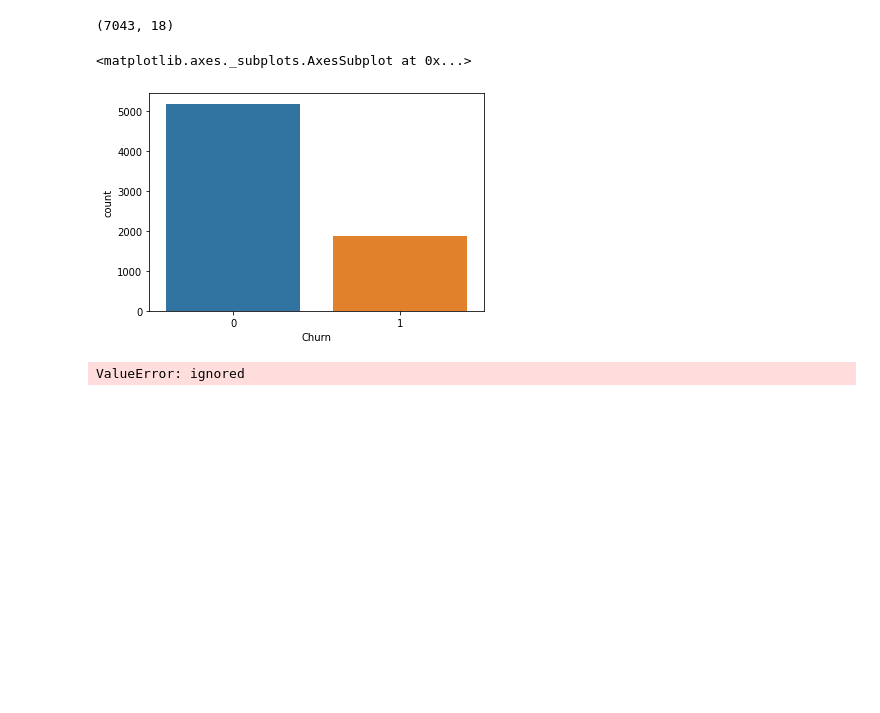
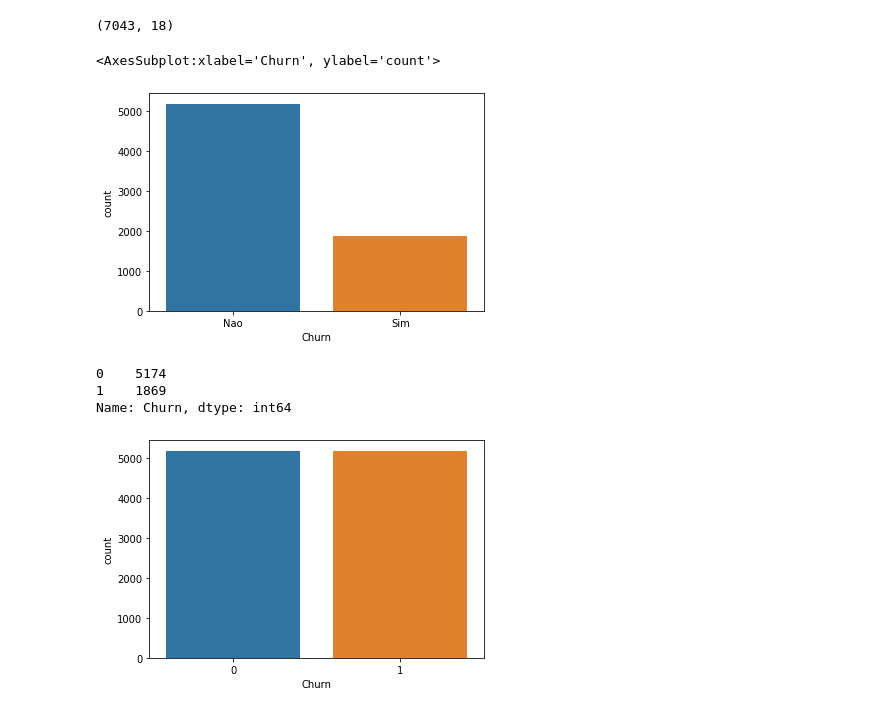
Before and after one commit to leaodebrito/machine-learning_alura, a Jupyter notebook: 2. Avançando na classificação/ProjetoML - Churn.ipynb, the cells around one changed output. Drawn from its saved outputs; the diff is of its cells as text; code cells hidden in the pictures; blank space fills up the shorter version.

Commit message:
finalização do curso avançando na classificação de dados

```diff
--- a/2. Avançando na classificação/ProjetoML - Churn.ipynb
+++ b/2. Avançando na classificação/ProjetoML - Churn.ipynb
@@ -38,18 +38,3 @@ dados.head() #1=Sim e 0=não
 # Mudanças de variáveis Categóricas
 - 'Sim': 1,
 - 'Nao': 0
-# %%
-a_mudar = {
-    'Sim': 1,
-    'Nao': 0
-}
-
-
-dados.Conjuge = dados.Conjuge.map(a_mudar)
-dados.Dependentes = dados.Dependentes.map(a_mudar)
-dados.TelefoneFixo = dados.TelefoneFixo.map(a_mudar)
-dados.PagamentoOnline = dados.PagamentoOnline.map(a_mudar)
-dados.Churn = dados.Churn.map(a_mudar)
-
-
-dados
@@ -69,0 +46,9 @@ dados
+# %%
+a_mudar = {
+    'Sim': 1,
+    'Nao': 0
+}
+
+
+dadosmodificados = dados[['Conjuge', 'Dependentes', 'TelefoneFixo', 'PagamentoOnline', 'Churn']].replace(a_mudar)
+dadosmodificados.head()
@@ -69,0 +62,7 @@ dados
+# %%
+#transformação pelo get_dummies
+dummie_dados = pd.get_dummies(dados.drop(['Conjuge', 'Dependentes', 'TelefoneFixo', 'PagamentoOnline', 'Churn'],
+                axis=1))
+
+#junção dos dados trasformados com os que já tinhamos
+dados_final = pd.concat([dadosmodificados, dummie_dados], axis=1)
@@ -82,24 +91,32 @@ import seaborn as sns
 
 sns.countplot(x = 'Churn', data = dados)
 # %% [output]
-<matplotlib.axes._subplots.AxesSubplot at 0x...>
+<AxesSubplot:xlabel='Churn', ylabel='count'>
-[figure, old version]
+[figure, new version]
+# %%
+#Contagem da quantidade de valores 0 e 1 da cluna Churn
+dados_final.Churn.value_counts()
+# %% [output]
+0    5174
+1    1869
+Name: Churn, dtype: int64
 # %%
 # Para podermos aplicar o SMOTE, devemos separar  os dados em variáveis características e resposta
 
-X = dados.drop('Churn', axis = 1)
-y = dados['Churn']
-
 from imblearn.over_sampling import SMOTE
 
+x = dados_final.drop('Churn', axis = 1)
+y = dados_final['Churn']
+
+
 smt = SMOTE(random_state=123)  # Instancia um objeto da classe SMOTE
-X, y = smt.fit_resample(X, y)  # Realiza a reamostragem do conjunto de dados
+x, y = smt.fit_resample(x, y)  # Realiza a reamostragem do conjunto de dados
 
-dados_final = pd.concat([X, y], axis=1)  # Concatena a variável target (y) com as features (X)
+dados_final = pd.concat([x, y], axis=1)  # Concatena a variável target (y) com as features (X)
 
 # Verifica se o balanceamento e a concatenação estão corretos.
-dados_final.head(2)
+
 
 ax = sns.countplot(x='Churn', data=dados_final)  # plotando a variável target balanceada.
 # %% [output]
-ValueError: ignored
+[figure, added]
```
Also changed, not shown: parts of 40 cells of this notebook.
